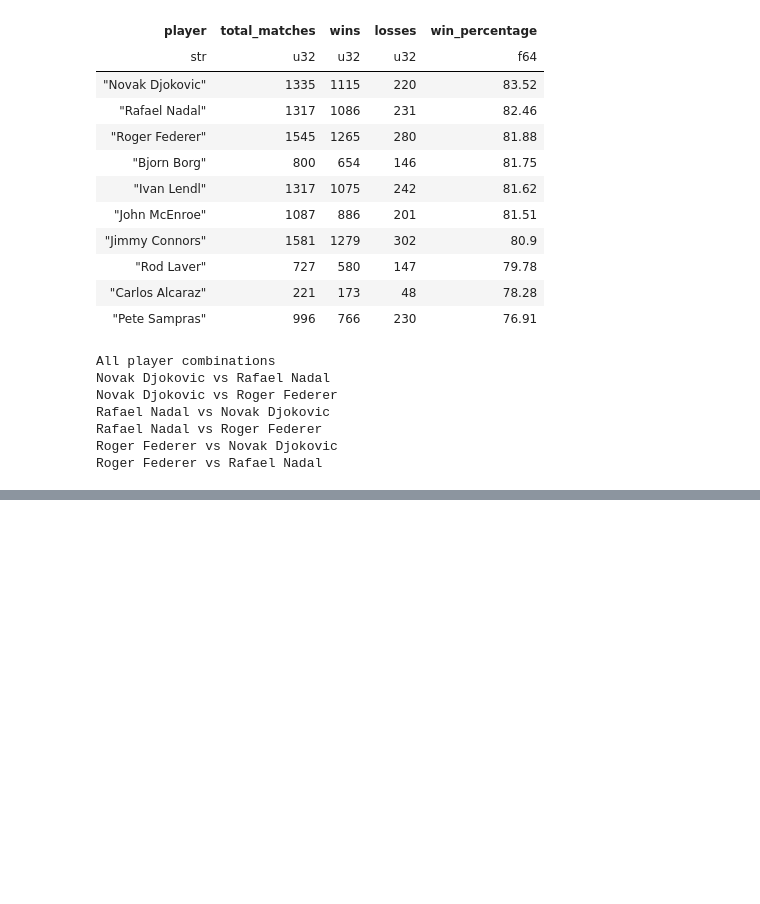
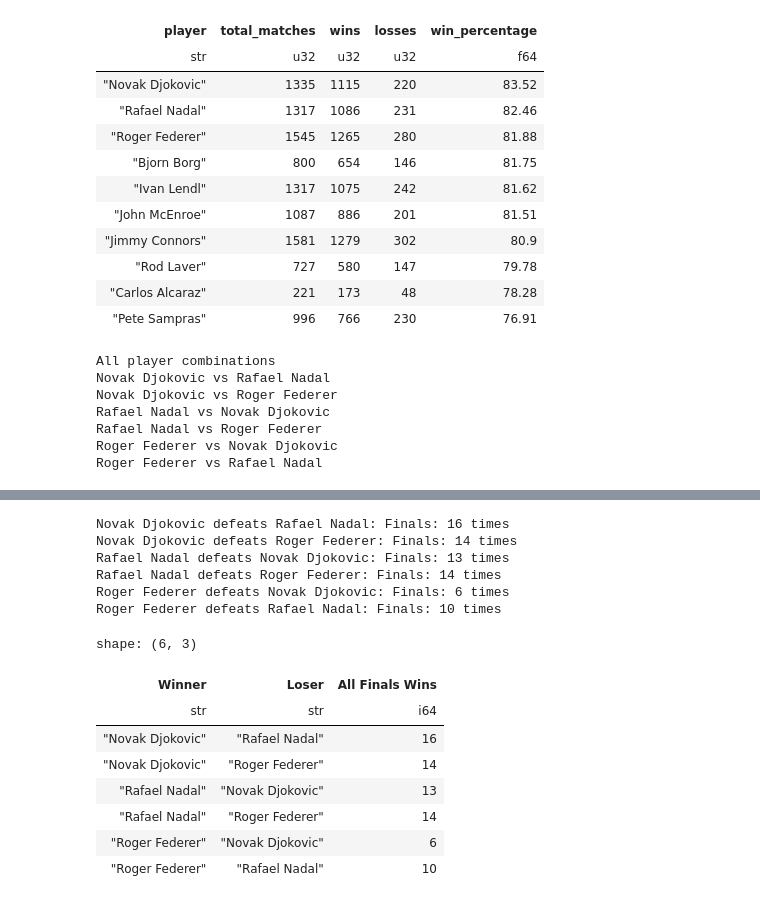
Before and after one commit to ZygimantasB/polars_library, a Jupyter notebook: kaggle/atp_matches_tennis.ipynb, the cells around one changed output, grey strips where cells are left out. Drawn from its saved outputs; the diff is of its cells as text; code cells hidden in the pictures; blank space fills up the shorter version.

```diff
--- a/kaggle/atp_matches_tennis.ipynb
+++ b/kaggle/atp_matches_tennis.ipynb
@@ -635,0 +640,56 @@ Roger Federer defeats Rafael Nadal in Tour Finals Finals: 1 times
+# %%
+def get_finals_winner(winer_name, loser_name, round_filter):
+    query = df.select(
+        pl.col('winner_name'),
+        pl.col('loser_name'),
+        pl.col('round'),
+        pl.col('score'),
+        pl.col('tourney_date'),
+        pl.col('tourney_name')
+    ).filter(
+        pl.col('winner_name') == winer_name,
+        pl.col('loser_name') == loser_name,
+    )
+
+    if round_filter:
+        query = query.filter(
+            pl.col('round') == round_filter
+        )
+
+    return query
+# %%
+all_finals_results = []
+
+for winner, loser in combinations:
+    matches = get_finals_winner(
+        winner, loser, round_filter='F'
+    )
+    count = matches.shape[0]
+    all_finals_results.append({
+        'Winner': winner,
+        'Loser': loser,
+        'All Finals Wins': count
+    })
+
+    print(f"{winner} defeats {loser}: Finals: {count} times")
+# %% [output]
+Novak Djokovic defeats Rafael Nadal: Finals: 16 times
+Novak Djokovic defeats Roger Federer: Finals: 14 times
+Rafael Nadal defeats Novak Djokovic: Finals: 13 times
+Rafael Nadal defeats Roger Federer: Finals: 14 times
+Roger Federer defeats Novak Djokovic: Finals: 6 times
+Roger Federer defeats Rafael Nadal: Finals: 10 times
+# %%
+finals_df = pl.DataFrame(all_finals_results)
+
+finals_df
+# %% [output]
+shape: (6, 3)
+| Winner | Loser | All Finals Wins |
+| str | str | i64 |
+| "Novak Djokovic" | "Rafael Nadal" | 16 |
+| "Novak Djokovic" | "Roger Federer" | 14 |
+| "Rafael Nadal" | "Novak Djokovic" | 13 |
+| "Rafael Nadal" | "Roger Federer" | 14 |
+| "Roger Federer" | "Novak Djokovic" | 6 |
+| "Roger Federer" | "Rafael Nadal" | 10 |
```
Also changed, not shown: parts of 3 cells of this notebook.
